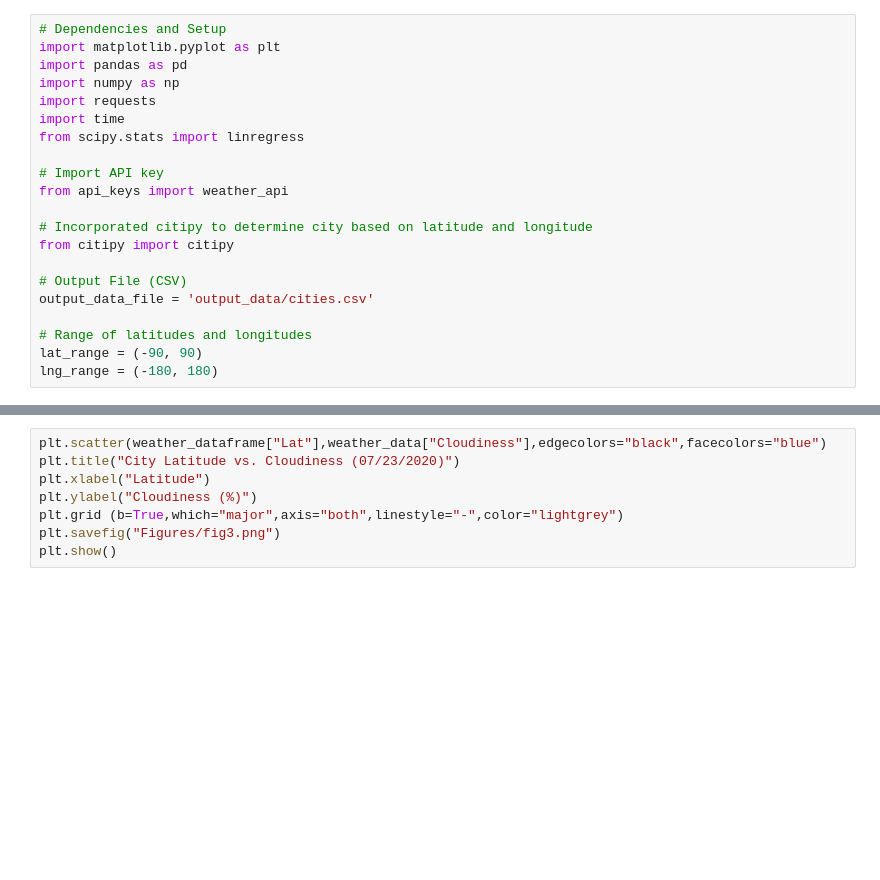
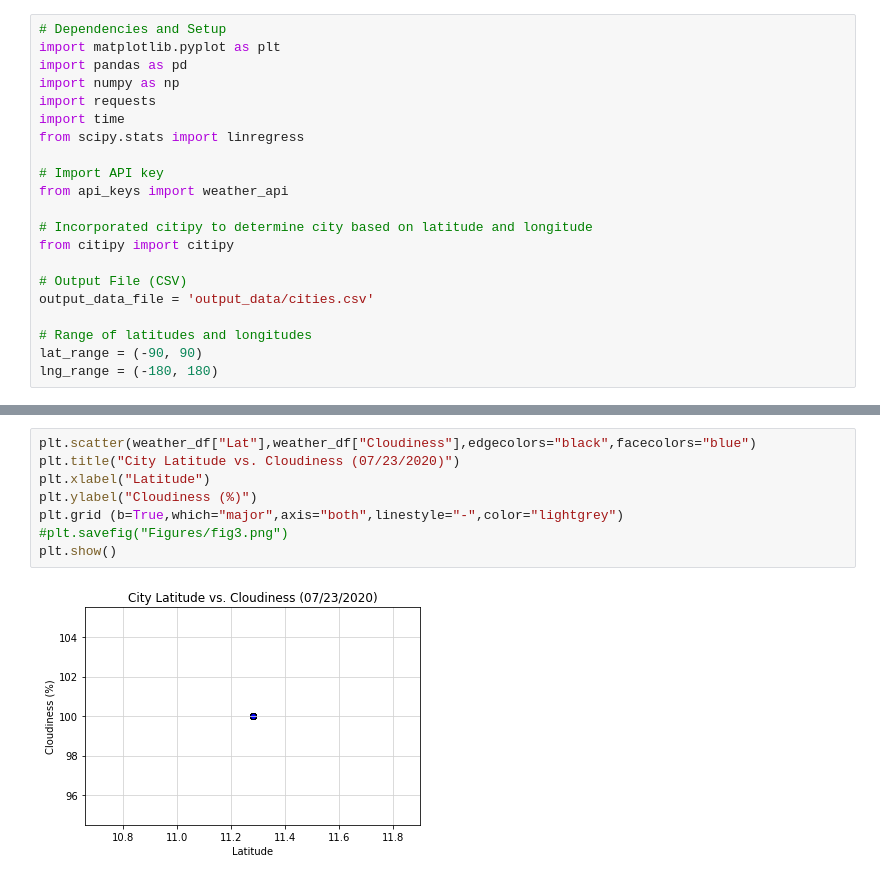
Before and after one commit to mneustadts/python-api-Analysis, a Jupyter notebook: WeatherPy/WeatherPy.ipynb, the cells around one changed output, grey strips where cells are left out. Cells and saved outputs as stored; diff of their text form; blank space fills up the shorter version.

Commit message:
fixed dataframe

```diff
--- a/WeatherPy/WeatherPy.ipynb
+++ b/WeatherPy/WeatherPy.ipynb
@@ -123,8 +157,10 @@ plt.show()
 # %%
-plt.scatter(weather_dataframe["Lat"],weather_data["Cloudiness"],edgecolors="black",facecolors="blue")
+plt.scatter(weather_df["Lat"],weather_df["Cloudiness"],edgecolors="black",facecolors="blue")
 plt.title("City Latitude vs. Cloudiness (07/23/2020)")
 plt.xlabel("Latitude")
 plt.ylabel("Cloudiness (%)")
 plt.grid (b=True,which="major",axis="both",linestyle="-",color="lightgrey")
-plt.savefig("Figures/fig3.png")
+#plt.savefig("Figures/fig3.png")
 plt.show()
+# %% [output]
+[figure, added]
```
Also changed, not shown: parts of 9 cells of this notebook.
